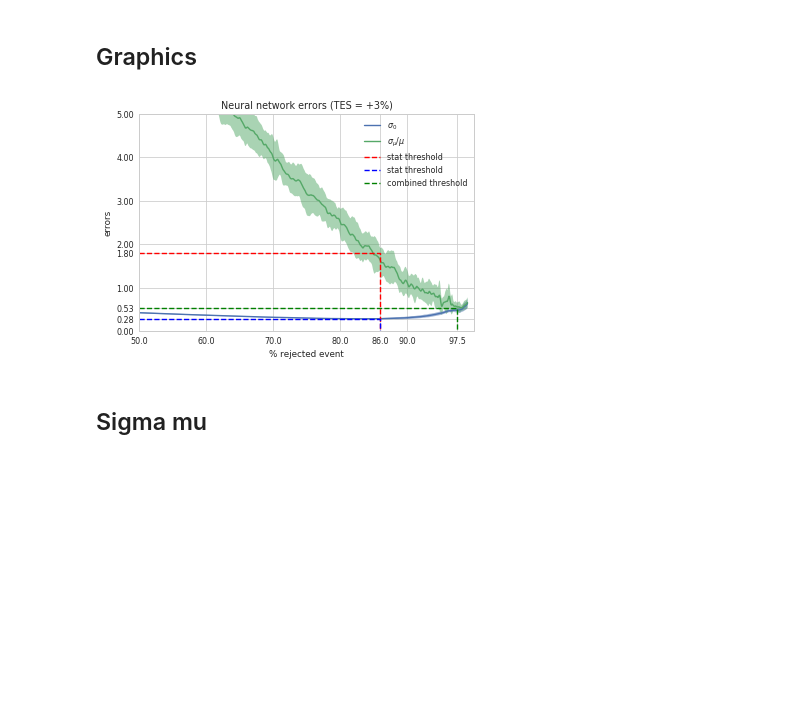
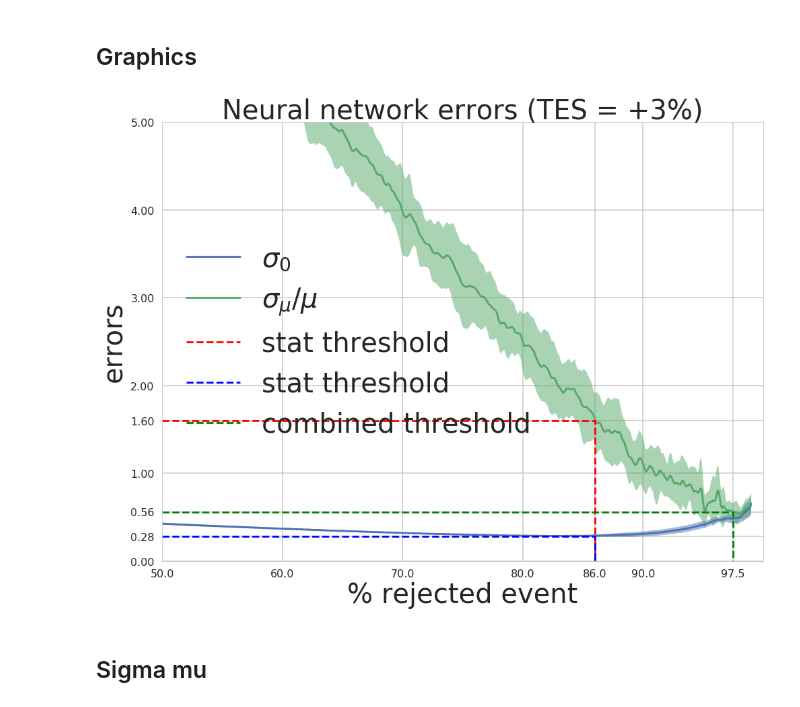
Before and after one commit to victor-estrade/SystMLXP, a Jupyter notebook: HIGGS-GEANT_Plots.ipynb, the cells around one changed output. Drawn from its saved outputs; the diff is of its cells as text; code cells hidden in the pictures; blank space fills up the shorter version.

Commit message:
Updates Plots

```diff
--- a/HIGGS-GEANT_Plots.ipynb
+++ b/HIGGS-GEANT_Plots.ipynb
@@ -244,7 +262,7 @@ def savitzky_golay(y, window_size, order, deriv=0, rate=1):
 # %%
 sns.set()
 sns.set_style("whitegrid")
-sns.set_context("paper")
+sns.set_context("poster")
 # %%
 def tes_to_str(TES):
     return '{:+d}%'.format( int(np.round((TES-1)*100)) )
@@ -271,41 +293,43 @@ xx = rank[index] * 100
 mean = xp_mean[CHOSEN_TES]['error_stat'][index]
 std = xp_std[CHOSEN_TES]['error_stat'][index]
 
 # Smoothing
 mean = savitzky_golay(mean.values, 1001, 3)
 std = savitzky_golay(std.values, 1001, 3)
 
+plt.figure(figsize=(8*2,6*2))
+
 plt.plot(xx, mean, label='$\sigma_0$')
 plt.fill_between(xx, mean+std, mean-std, alpha=0.5)
 
 
 mean = xp_mean[CHOSEN_TES]['sigma_mu'][index]
 std = xp_std[CHOSEN_TES]['sigma_mu'][index]
 
 # Smoothing
 mean = savitzky_golay(mean.values, 1001, 3)
 std = savitzky_golay(std.values, 1001, 3)
 
 plt.plot(xx, mean, label='$\sigma_\mu/\mu$')
 plt.fill_between(xx, mean+std, mean-std, alpha=0.5)
 
 plt.ylim((0, 5))
 plt.xlim((50, 100))
-plt.plot([50, 86, 86], [1.80, 1.80, 0], 'r--', label='stat threshold')
+plt.plot([50, 86, 86], [1.6, 1.6, 0], 'r--', label='stat threshold')
 plt.plot([50, 86, 86], [0.28, 0.28, 0], 'b--', label='stat threshold')
-plt.plot([50, 97.5, 97.5], [0.53, 0.53, 0], 'g--', label='combined threshold')
+plt.plot([50, 97.5, 97.5], [0.56, 0.56, 0], 'g--', label='combined threshold')
 plt.xticks([50, 60, 70, 80, 90] + [86] + [97.5])
-plt.yticks(list(plt.yticks()[0]) + [0.28, 0.53, 1.80])
+plt.yticks(list(plt.yticks()[0]) + [0.28, 0.56, 1.6])
 
 
-plt.title('Neural network errors (TES = {})'.format(tes_to_str(CHOSEN_TES)))
+plt.title('Neural network errors (TES = {})'.format(tes_to_str(CHOSEN_TES)), fontsize=40)
 
-plt.legend()
-plt.xlabel('% rejected event')
-plt.ylabel('errors')
+plt.legend(prop={'size': 40})
+plt.xlabel('% rejected event', fontsize=40)
+plt.ylabel('errors', fontsize=40)
 plt.show()
 # %% [output]
-[figure, old version]
+[figure, new version]
 # %% [markdown]
 ## Sigma mu
 # %%
```
Also changed, not shown: parts of 10 cells of this notebook, 2 other files.
